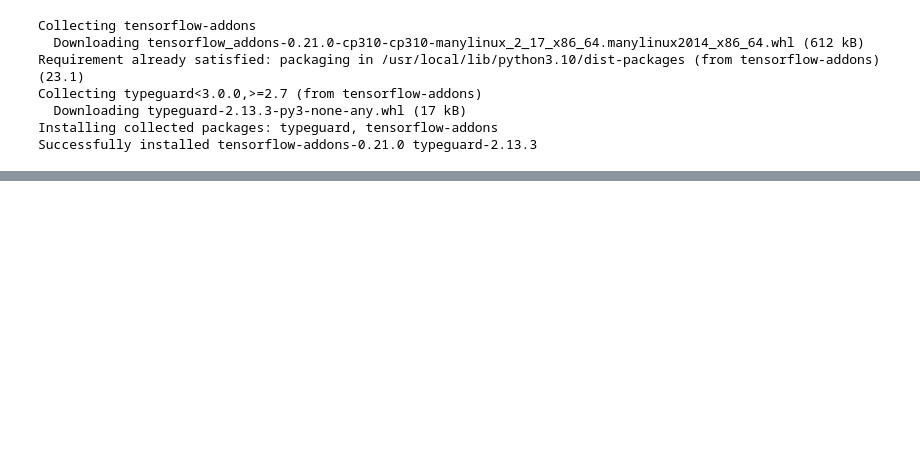
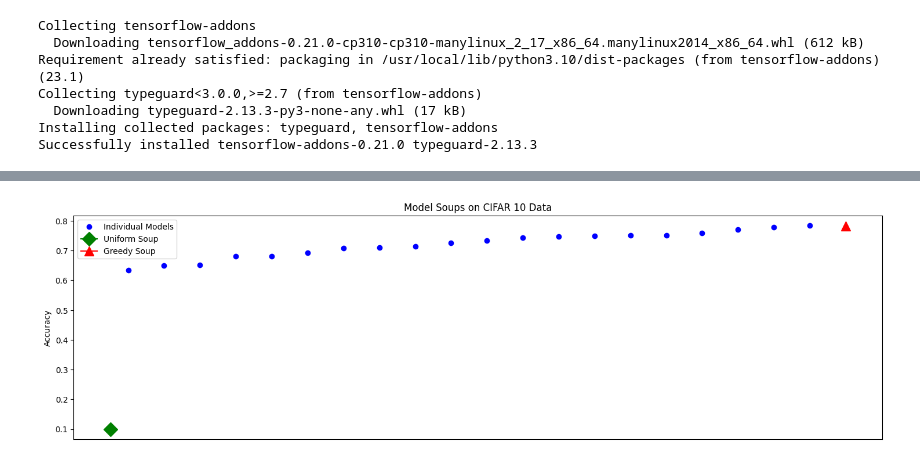
Before and after one commit to 5655530/AIFFEL_CORE_QUEST, a Jupyter notebook: DLton.ipynb, the cells around one changed output, grey strips where cells are left out. Drawn from its saved outputs; the diff is of its cells as text; code cells hidden in the pictures; blank space fills up the shorter version.

```diff
--- a/DLton.ipynb
+++ b/DLton.ipynb
@@ -374,0 +391,8 @@ WARNING:tensorflow:`input_shape` is undefined or non-square, or `rows` is not in
+# %%
+unifrom_soup_model, uniform_soup_acc = uniform_soup(
+    cifar_params["paths"].values,
+    cifar_test,
+    create_cifar_model,
+    cifar_eval
+)
+print("Accuracy of Uniform Soup:", uniform_soup_acc )
@@ -374,0 +426,13 @@ WARNING:tensorflow:`input_shape` is undefined or non-square, or `rows` is not in
+# %%
+uniform_soup_pos = cifar_params[cifar_params["scores"].values[::-1] > uniform_soup_acc].index[0] - 0.5
+
+fig, ax = plt.subplots(figsize = (18,5))
+plt.plot( cifar_params["scores"].values[::-1], "bo", label = "Individual Models")
+plt.plot( uniform_soup_pos,uniform_soup_acc,  marker= "D", color = "green", markersize = 12, label = "Uniform Soup")
+plt.plot( len(cifar_params), greedy_soup_acc,  marker= "^", color = "red", markersize = 12, label = "Greedy Soup")
+ax.get_xaxis().set_visible(False)
+plt.ylabel("Accuracy")
+plt.title("Model Soups on CIFAR 10 Data")
+plt.legend();
+# %% [output]
+[figure, added]
```
Also changed, not shown: parts of 6 cells of this notebook.
